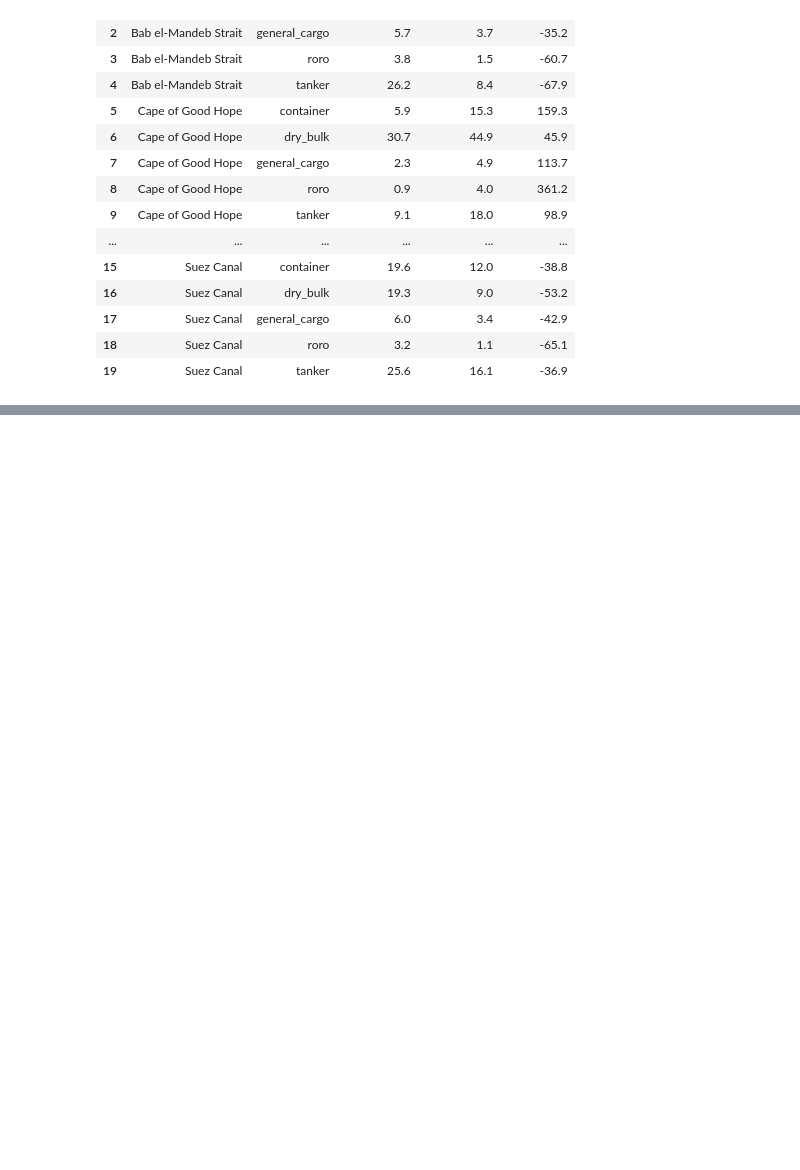
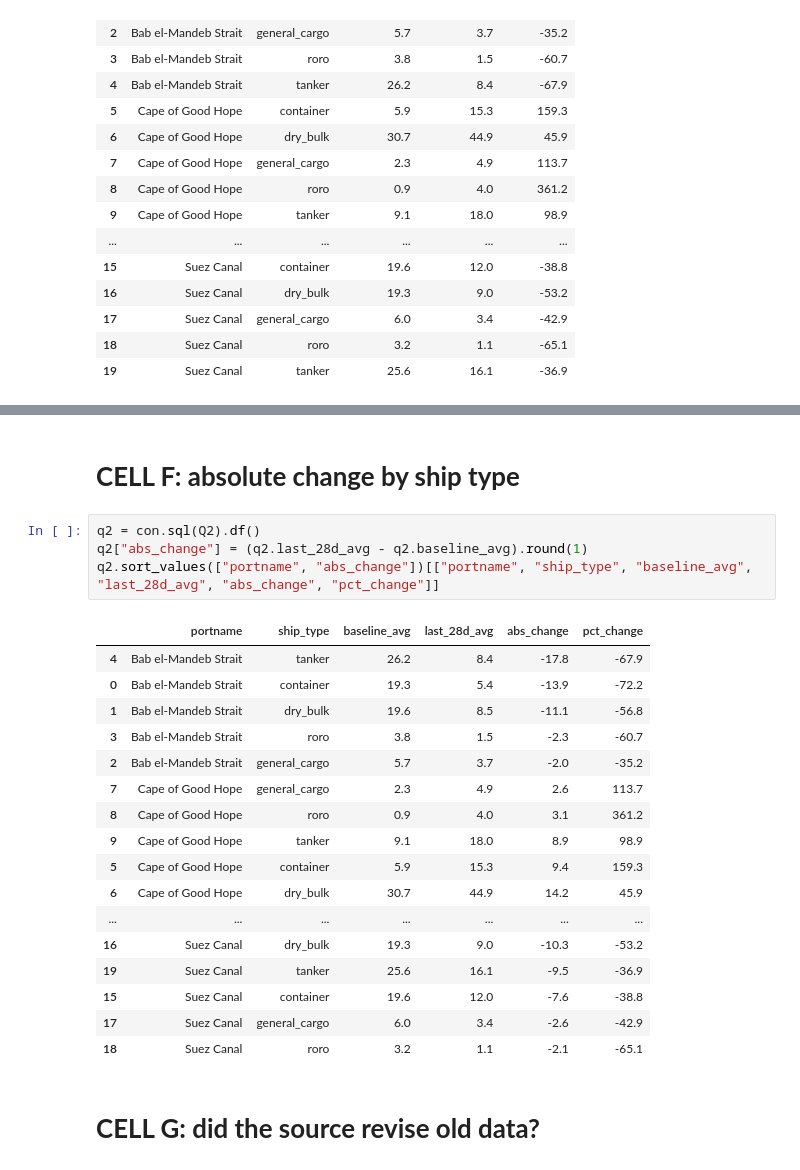
Before and after one commit to binary-cpu/chokepoint-tracker, a Jupyter notebook: 03_sql_layer.ipynb, the cells around one changed output, grey strips where cells are left out. Drawn from its saved outputs; the diff is of its cells as text; blank space fills up the shorter version.

```diff
--- a/03_sql_layer.ipynb
+++ b/03_sql_layer.ipynb
@@ -171,0 +180,26 @@ con.sql(Q2).df()
+# %% [markdown]
+# **CELL F: absolute change by ship type**
+# %%
+q2 = con.sql(Q2).df()
+q2["abs_change"] = (q2.last_28d_avg - q2.baseline_avg).round(1)
+q2.sort_values(["portname", "abs_change"])[["portname", "ship_type", "baseline_avg", "last_28d_avg", "abs_change", "pct_change"]]
+# %% [output]
+|  | portname | ship_type | baseline_avg | last_28d_avg | abs_change | pct_change |
+| 4 | Bab el-Mandeb Strait | tanker | 26.2 | 8.4 | -17.8 | -67.9 |
+| 0 | Bab el-Mandeb Strait | container | 19.3 | 5.4 | -13.9 | -72.2 |
+| 1 | Bab el-Mandeb Strait | dry_bulk | 19.6 | 8.5 | -11.1 | -56.8 |
+| 3 | Bab el-Mandeb Strait | roro | 3.8 | 1.5 | -2.3 | -60.7 |
+| 2 | Bab el-Mandeb Strait | general_cargo | 5.7 | 3.7 | -2.0 | -35.2 |
+| 7 | Cape of Good Hope | general_cargo | 2.3 | 4.9 | 2.6 | 113.7 |
+| 8 | Cape of Good Hope | roro | 0.9 | 4.0 | 3.1 | 361.2 |
+| 9 | Cape of Good Hope | tanker | 9.1 | 18.0 | 8.9 | 98.9 |
+| 5 | Cape of Good Hope | container | 5.9 | 15.3 | 9.4 | 159.3 |
+| 6 | Cape of Good Hope | dry_bulk | 30.7 | 44.9 | 14.2 | 45.9 |
+| ... | ... | ... | ... | ... | ... | ... |
+| 16 | Suez Canal | dry_bulk | 19.3 | 9.0 | -10.3 | -53.2 |
+| 19 | Suez Canal | tanker | 25.6 | 16.1 | -9.5 | -36.9 |
+| 15 | Suez Canal | container | 19.6 | 12.0 | -7.6 | -38.8 |
+| 17 | Suez Canal | general_cargo | 6.0 | 3.4 | -2.6 | -42.9 |
+| 18 | Suez Canal | roro | 3.2 | 1.1 | -2.1 | -65.1 |
+# %% [markdown]
+# **CELL G: did the source revise old data?**
```
Also changed, not shown: parts of 4 cells of this notebook.
